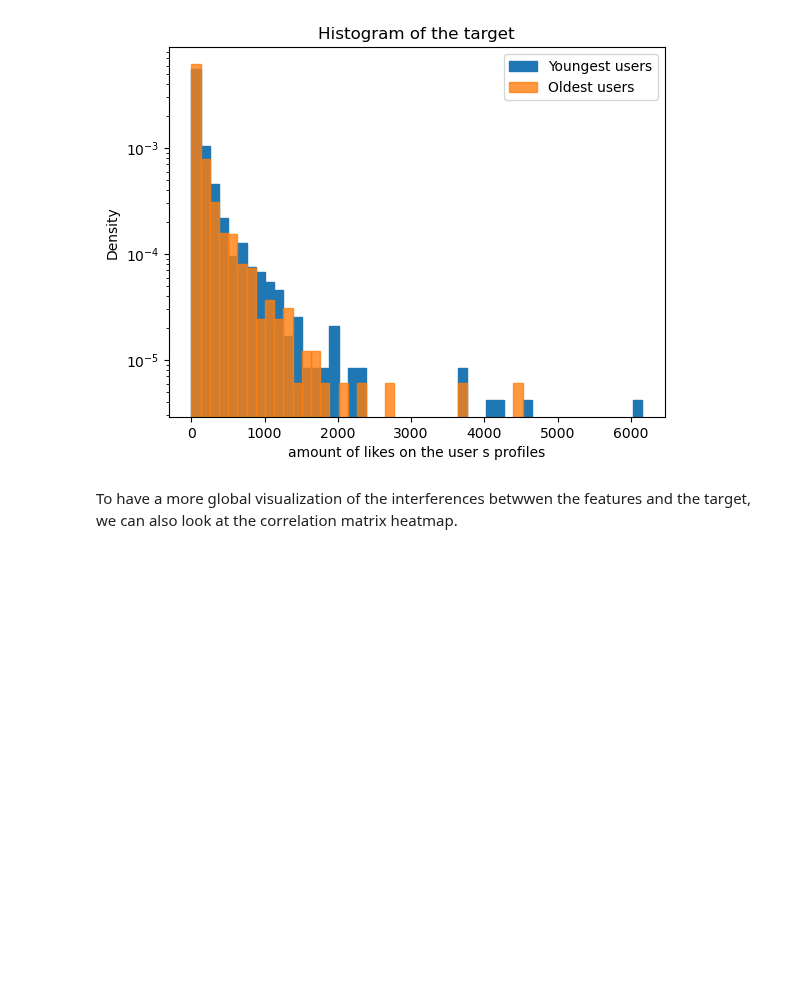
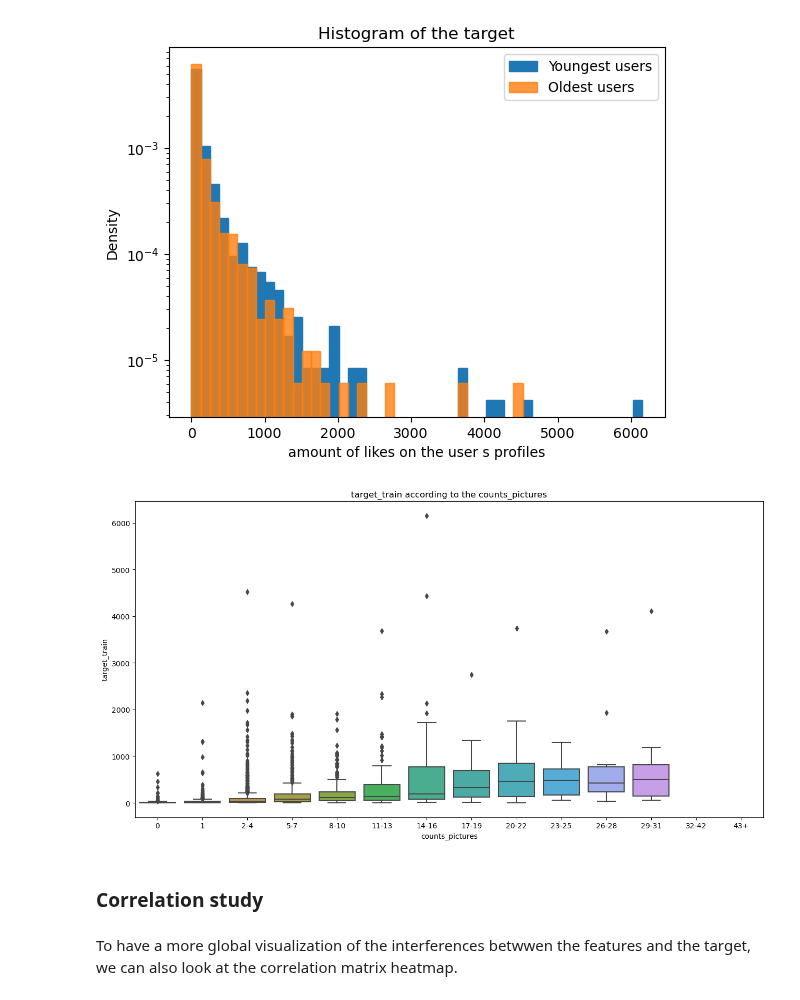
Before and after one commit to JstLearning/dating_app, a Jupyter notebook: dating_app_starting_kit.ipynb, the cells around one changed output. Cells and saved outputs as stored; diff of their text form; code cells hidden in the pictures; blank space fills up the shorter version.

```diff
--- a/dating_app_starting_kit.ipynb
+++ b/dating_app_starting_kit.ipynb
@@ -164,6 +331,24 @@ plt.legend(['Youngest users', 'Oldest users'])
 plt.show()
 # %% [output]
 [figure]
+# %%
+# Define the categories for counts_pictures
+categories = [0, 1, '2-4', '5-7', '8-10', '11-13', '14-16', '17-19', '20-22', '23-25', '26-28', '29-31', '32-42', '43+']
+
+# Create a new column with the categories of counts_pictures
+data_train['counts_pictures_categories'] = pd.cut(data_train['counts_pictures'], bins=[-1, 0, 1, 4, 7, 10, 13, 16, 19, 22, 25, 28, 31, 42, np.inf], labels=categories)
+
+# Plot the boxplot with the new column
+fig, ax = plt.subplots(figsize=(13,7))
+ax = sns.boxplot(x="counts_pictures_categories", y=target_train.values, data=data_train)
+ax.axes.set_title("target_train according to the counts_pictures")
+ax.set_xlabel("counts_pictures")
+ax.set_ylabel("target_train")
+plt.tight_layout()
+# %% [output]
+[figure, added]
+# %% [markdown]
+### Correlation study
 # %% [markdown]
 To have a more global visualization of the interferences betwwen the features and the target, we can also look at the correlation matrix heatmap.
 # %%
```
Also changed, not shown: parts of 21 cells of this notebook.
